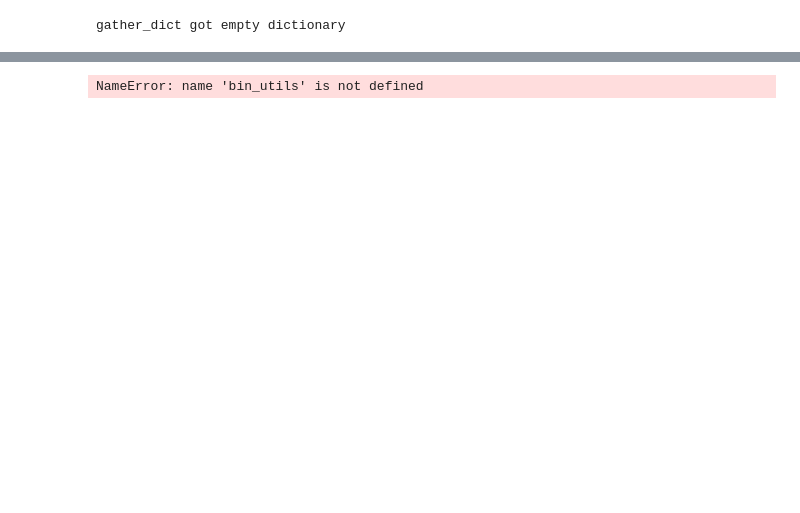
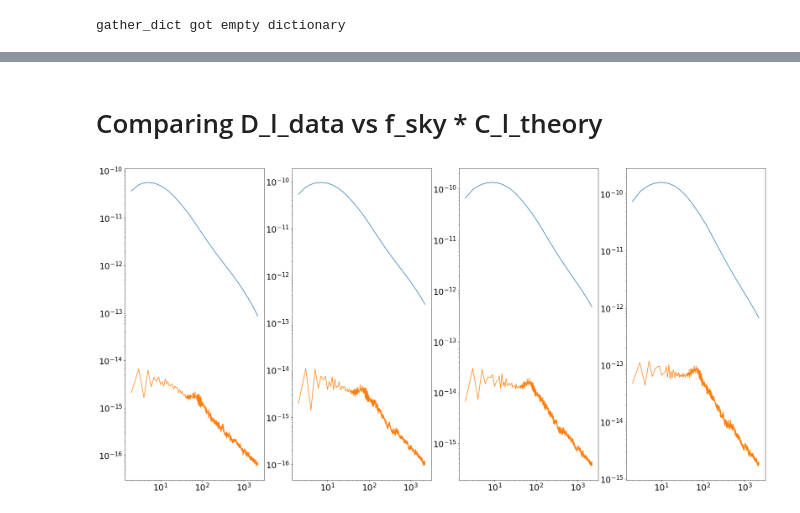
Before and after one commit to sukhdeep2/skylens_lite, a Jupyter notebook: notebooks/HSC.ipynb, the cells around one changed output, grey strips where cells are left out. Saved outputs shown, nothing was run; the diff lists cells and outputs as text; code cells hidden in the pictures; blank space fills up the shorter version.

```diff
--- a/notebooks/HSC.ipynb
+++ b/notebooks/HSC.ipynb
@@ -204,0 +167,2 @@ l=l0
+# %%
+shear_zbins=lsst_source_tomo_bins(nbins=nbins,use_window=use_window,nside=nside,f_sky=f_sky,unit_win=unit_window)
@@ -260,11 +246,0 @@ Text(0, 0.5, 'D_l_namaster / D_l_skylens')
-# %%
-test_mat = np.zeros((383, 27))
-for i in np.arange(383):
-    if bin_utils["bin_indx"][i] < 0 or bin_utils["bin_indx"][i] >= bin_utils["n_bins"]:
-        continue
-    test_mat[i, bin_utils["bin_indx"][i]] = 1.0
-# %% [output]
-NameError: name 'bin_utils' is not defined
-# %%
-SL_cl0.cl_bin_utils['binning_mat'] = test_mat
-SL_cl0.cl_bin_utils['norm'] = np.dot(SL_cl0.cl_bin_utils['r_dr'], SL_cl0.cl_bin_utils['binning_mat'])
@@ -286,20 +246,0 @@ bu = SL_cl0.cl_bin_utils
-# %%
-bu["r_dr_m"] = {}
-bu["norm_m"] = {}
-ls = ["i", "j", "k", "l", "m"]
-for ndim in [1, 2]:
-    s1 = ls[0]
-    s2 = ls[0]
-    r_dr_m = np.copy(bu["r_dr"])
-    norm_m = np.copy(bu["norm"])
-    for i in np.arange(ndim - 1):
-        s1 = s2 + "," + ls[i + 1]
-        s2 += ls[i + 1]
-        r_dr_m = np.einsum(
-            s1 + "->" + s2, r_dr_m, bu["r_dr"]
-        )  # works ok for 2-d case
-        norm_m = np.einsum(
-            s1 + "->" + s2, norm_m, bu["norm"]
-        )  # works ok for 2-d case
-    bu["r_dr_m"][ndim] = r_dr_m
-    bu["norm_m"][ndim] = norm_m
@@ -334,0 +283,15 @@ binned_cl_data
+# %% [markdown]
+# Comparing D_l_data vs f_sky * C_l_theory
+# %%
+bc = bc = 0.5 * (SL_cl0.l_bins[1:] + SL_cl0.l_bins[:-1])
+fig, axs = plt.subplots(nrows=1, ncols=4, figsize=(30, 15))
+for i in range(4):
+    bi = (i, i)
+    Mp = SL_cl0.Win['cl'][corr_ll][bi]['M']
+    pcl_reconstructed = cl_ee[i][:lmax_cl] @ Mp
+    axs[i].loglog(ell[2:lmax_cl], cl_ee[i][2:lmax_cl] * f_sky)
+    axs[i].loglog(ell[2:lmax_cl], pcl_dict[bi][1][2:lmax_cl])
+    axs[i].tick_params(axis='both', which='major', labelsize=22)
+    axs[i].tick_params(axis='both', which='minor', labelsize=10)
+# %% [output]
+[figure, added]
```
Also changed, not shown: parts of 74 cells of this notebook.
